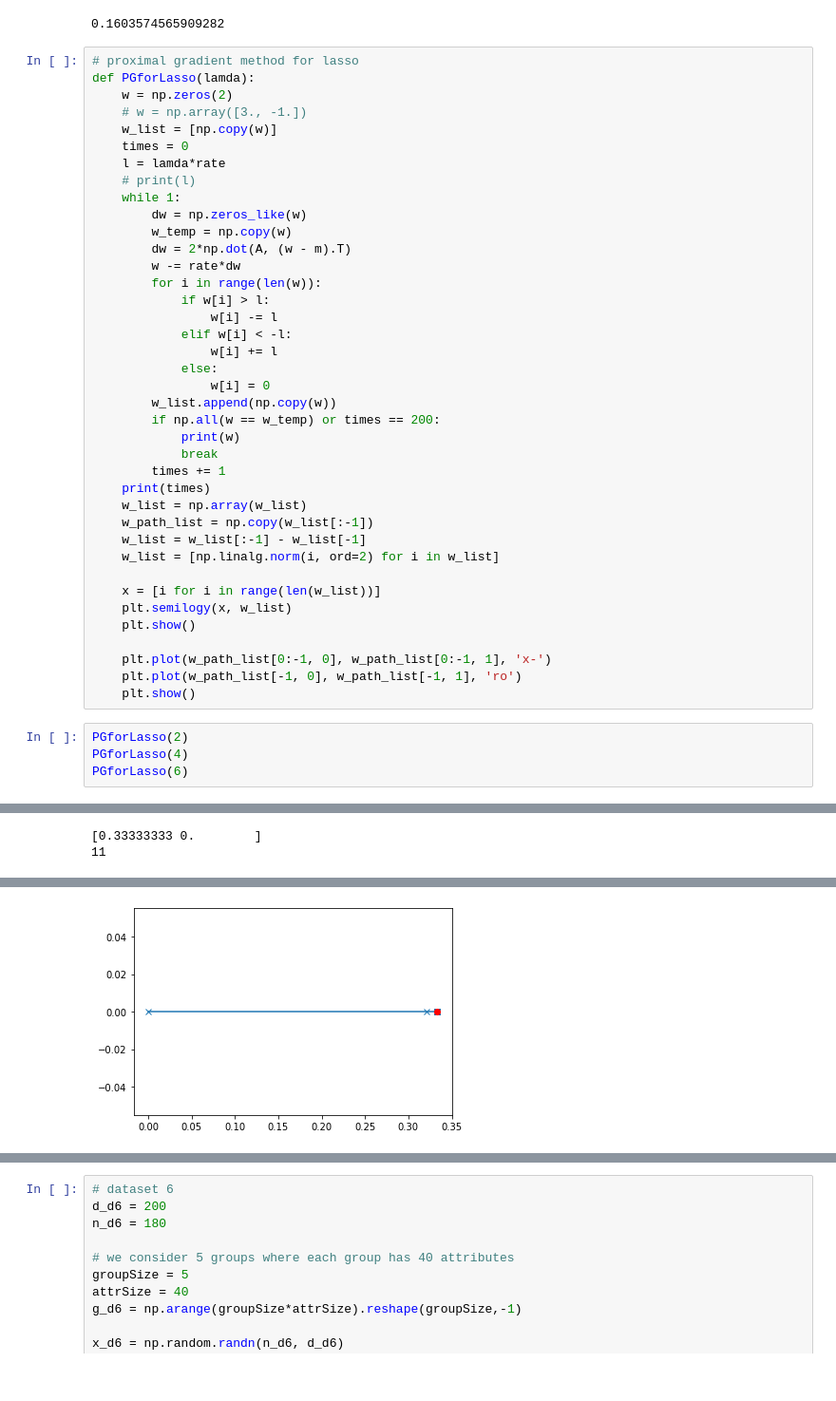
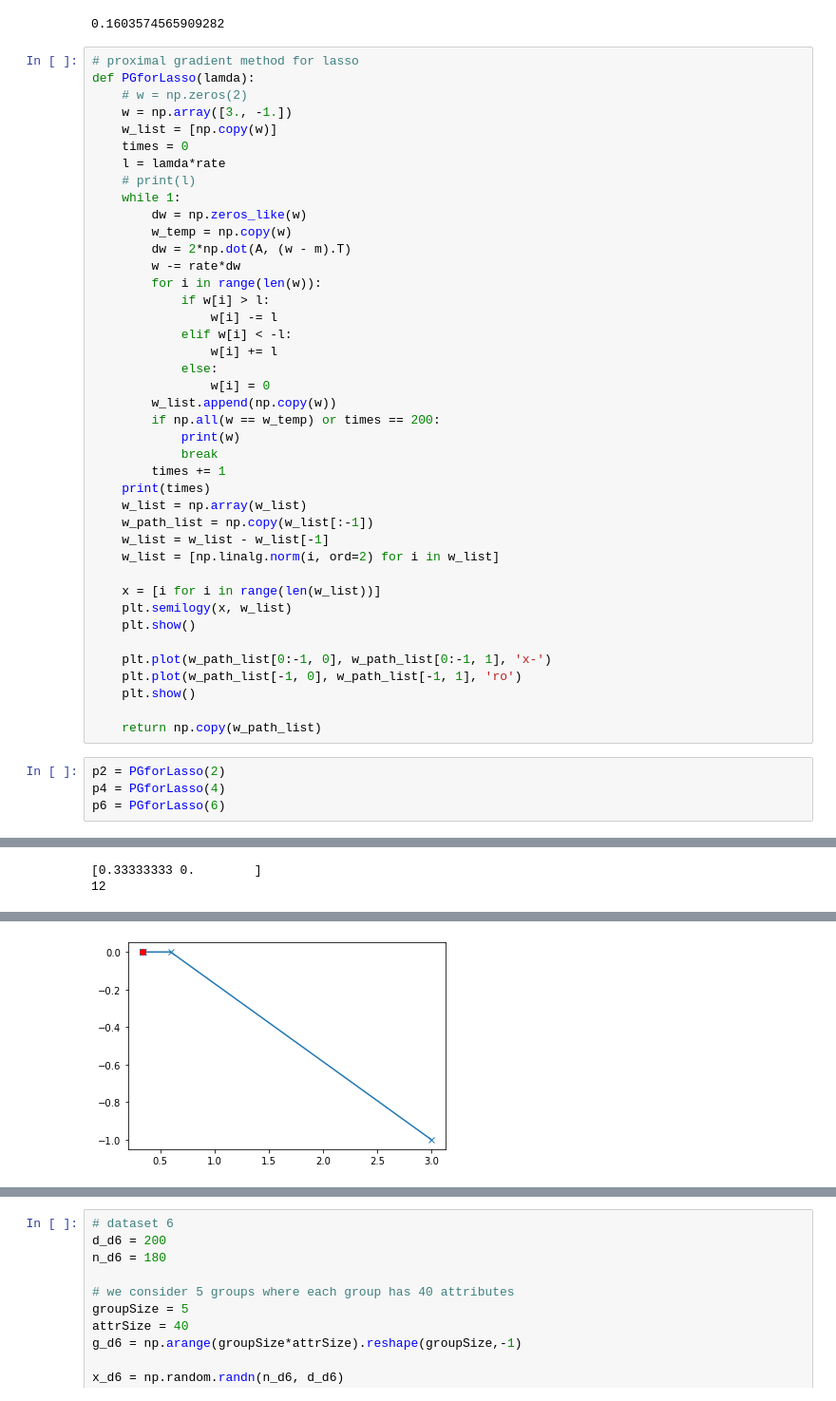
Before and after one commit to RegentLee/Advanced-Machine-Learning-Midterm-Assignment, a Jupyter notebook: Problem2.ipynb, the cells around one changed output, grey strips where cells are left out. Shown: that part at 95% size. Saved outputs shown, nothing was run; the diff lists cells and outputs as text.

```diff
--- a/Problem2.ipynb
+++ b/Problem2.ipynb
@@ -18,8 +18,8 @@ print(rate)
 # %%
 # proximal gradient method for lasso
 def PGforLasso(lamda):
-    w = np.zeros(2)
-    # w = np.array([3., -1.])
+    # w = np.zeros(2)
+    w = np.array([3., -1.])
     w_list = [np.copy(w)]
     times = 0
     l = lamda*rate
@@ -44,7 +44,7 @@ def PGforLasso(lamda):
     print(times)
     w_list = np.array(w_list)
     w_path_list = np.copy(w_list[:-1])
-    w_list = w_list[:-1] - w_list[-1]
+    w_list = w_list - w_list[-1]
     w_list = [np.linalg.norm(i, ord=2) for i in w_list]
 
     x = [i for i in range(len(w_list))]
@@ -54,9 +54,11 @@ def PGforLasso(lamda):
     plt.plot(w_path_list[0:-1, 0], w_path_list[0:-1, 1], 'x-')
     plt.plot(w_path_list[-1, 0], w_path_list[-1, 1], 'ro')
     plt.show()
+
+    return np.copy(w_path_list)
 # %%
-PGforLasso(2)
-PGforLasso(4)
-PGforLasso(6)
+p2 = PGforLasso(2)
+p4 = PGforLasso(4)
+p6 = PGforLasso(6)
 # %% [output]
 [0.81818182 1.09090909]
@@ -70,2 +72,2 @@ PGforLasso(6)
 [0.33333333 0.        ]
-11
+12
@@ -73 +75 @@ PGforLasso(6)
-[figure, old version]
+[figure, new version]
```
Also changed, not shown: parts of 7 cells of this notebook, 2 other files.
